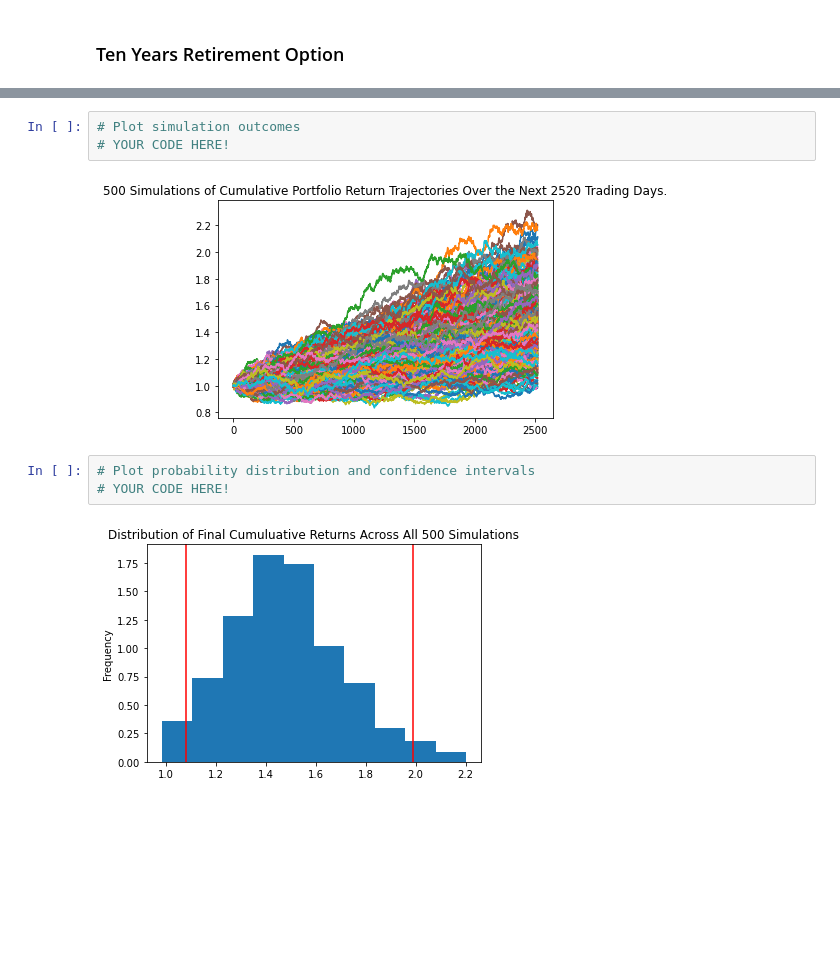
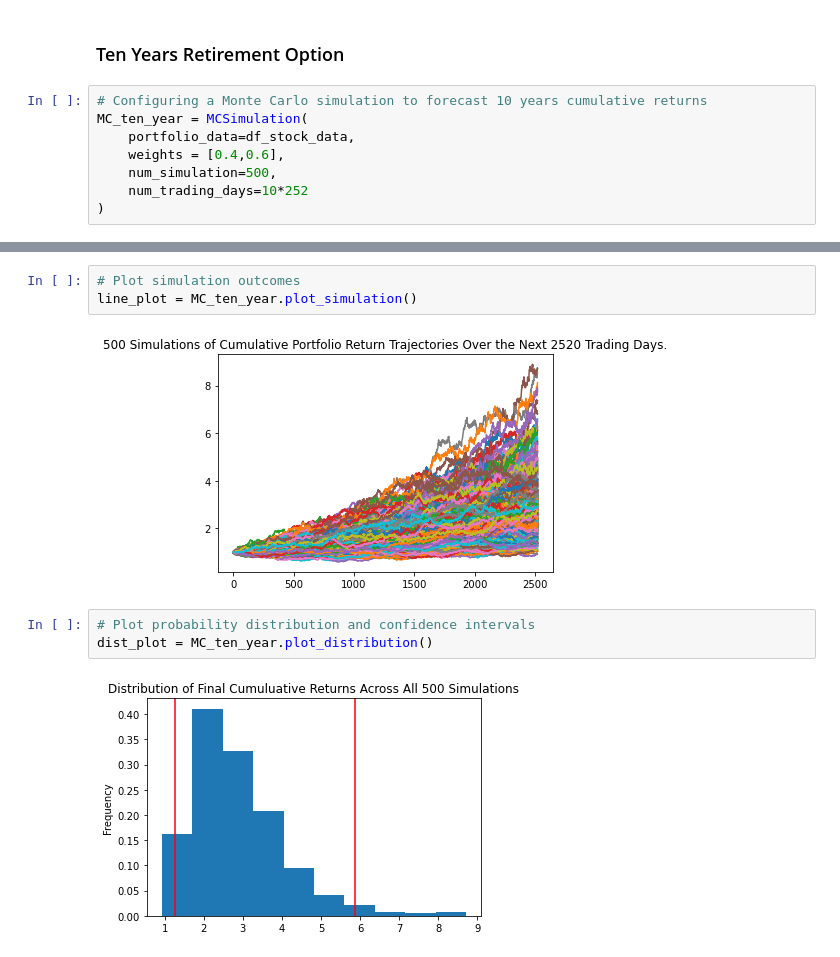
Before and after one commit to ankurgoel77/hw5-fin_planning, a Jupyter notebook: financial-planner.ipynb, the cells around one changed output, grey strips where cells are left out. Saved outputs shown, nothing was run; the diff lists cells and outputs as text; blank space fills up the shorter version.

```diff
--- a/financial-planner.ipynb
+++ b/financial-planner.ipynb
@@ -390,3 +396,11 @@ There is a 95% chance that an initial investment of $60000 in the portfolio over
 # %% [markdown]
 ### Ten Years Retirement Option
+# %%
+# Configuring a Monte Carlo simulation to forecast 10 years cumulative returns
+MC_ten_year = MCSimulation(
+    portfolio_data=df_stock_data,
+    weights = [0.4,0.6],
+    num_simulation=500,
+    num_trading_days=10*252
+)
 # %%
@@ -429,12 +440,12 @@ Running Monte Carlo simulation number 490.
 # %%
 # Plot simulation outcomes
-# YOUR CODE HERE!
+line_plot = MC_ten_year.plot_simulation()
 # %% [output]
-[figure, old version]
+[figure, new version]
 # %%
 # Plot probability distribution and confidence intervals
-# YOUR CODE HERE!
+dist_plot = MC_ten_year.plot_distribution()
 # %% [output]
-[figure, old version]
+[figure, new version]
 # %%
 # Fetch summary statistics from the Monte Carlo simulation results
```
Also changed, not shown: parts of 11 cells of this notebook.
